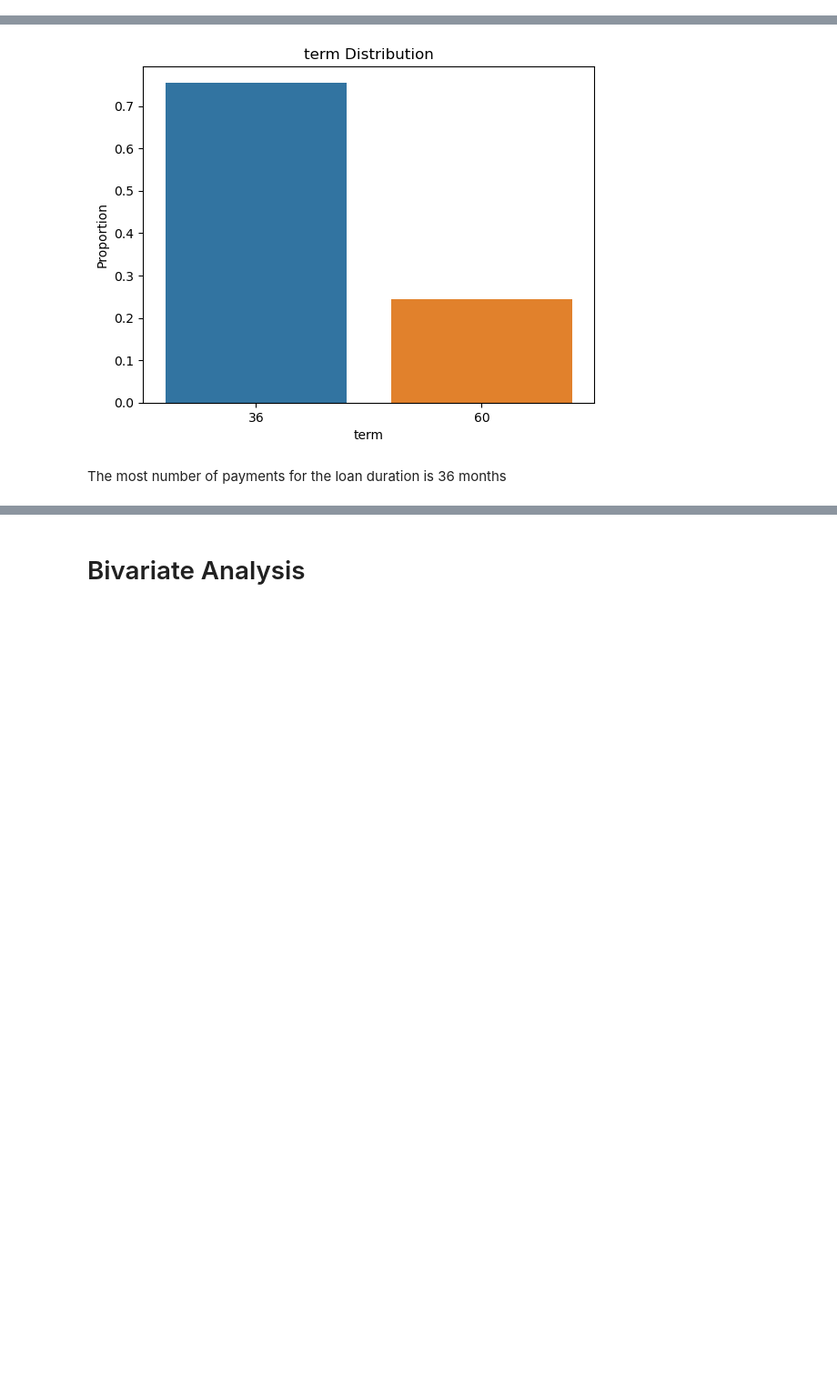
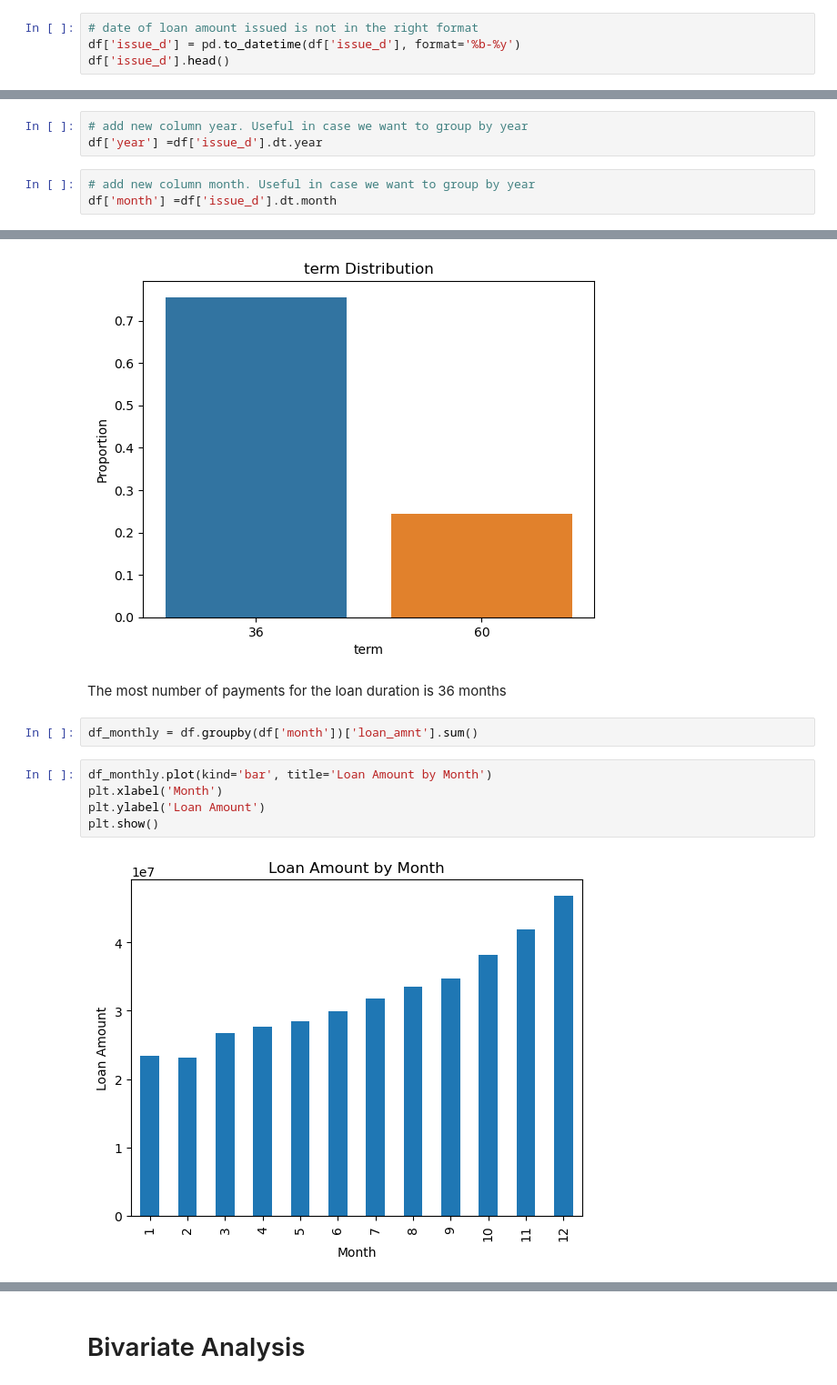
Before and after one commit to raghunandankavi2010/LandingClubCaseStudy, a Jupyter notebook: Raghunandan.ipynb, the cells around one changed output, grey strips where cells are left out. Shown at 91% size. Cells and saved outputs as stored; diff of their text form; blank space fills up the shorter version.

```diff
--- a/Raghunandan.ipynb
+++ b/Raghunandan.ipynb
@@ -128,3 +137,7 @@ dtype: float64
 emp_title                     6.0
 emp_length                    3.0
 These two columns have some missing values which is very less
+# %%
+# date of loan amount issued is not in the right format
+df['issue_d'] = pd.to_datetime(df['issue_d'], format='%b-%y')
+df['issue_d'].head()
@@ -130,0 +151,6 @@ These two columns have some missing values which is very less
+# %%
+# add new column year. Useful in case we want to group by year
+df['year'] =df['issue_d'].dt.year
+# %%
+# add new column month. Useful in case we want to group by year
+df['month'] =df['issue_d'].dt.month
@@ -458,3 +491,12 @@ plt.show()
 [figure]
 # %% [markdown]
 The most number of payments for the loan duration is 36 months
+# %%
+df_monthly = df.groupby(df['month'])['loan_amnt'].sum()
+# %%
+df_monthly.plot(kind='bar', title='Loan Amount by Month')
+plt.xlabel('Month')
+plt.ylabel('Loan Amount')
+plt.show()
+# %% [output]
+[figure, added]
```
Also changed, not shown: parts of 21 cells of this notebook.
